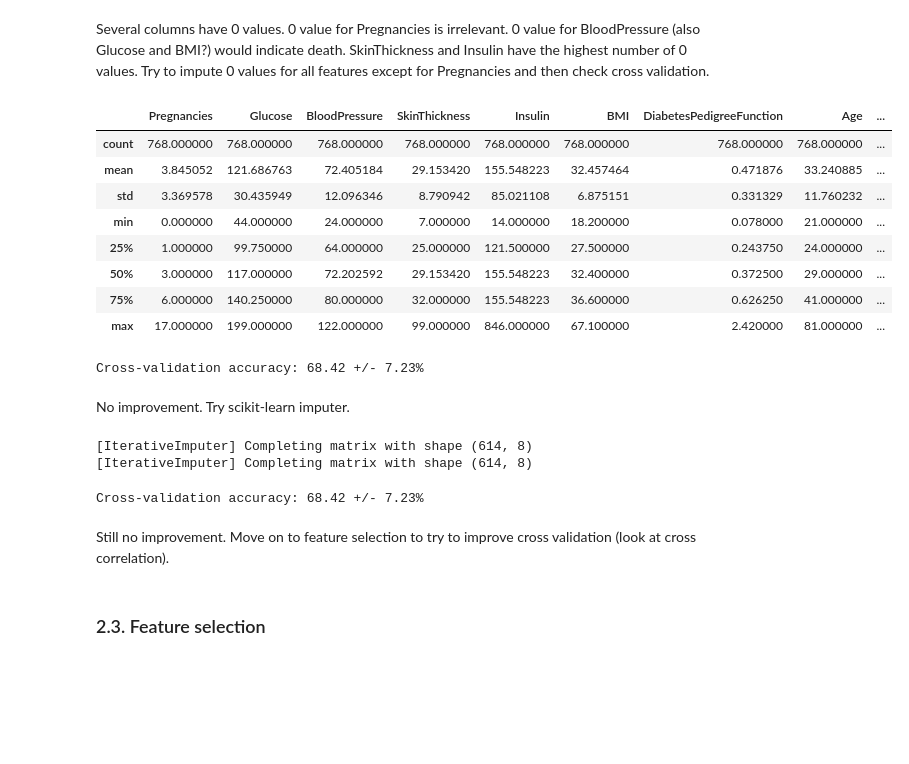
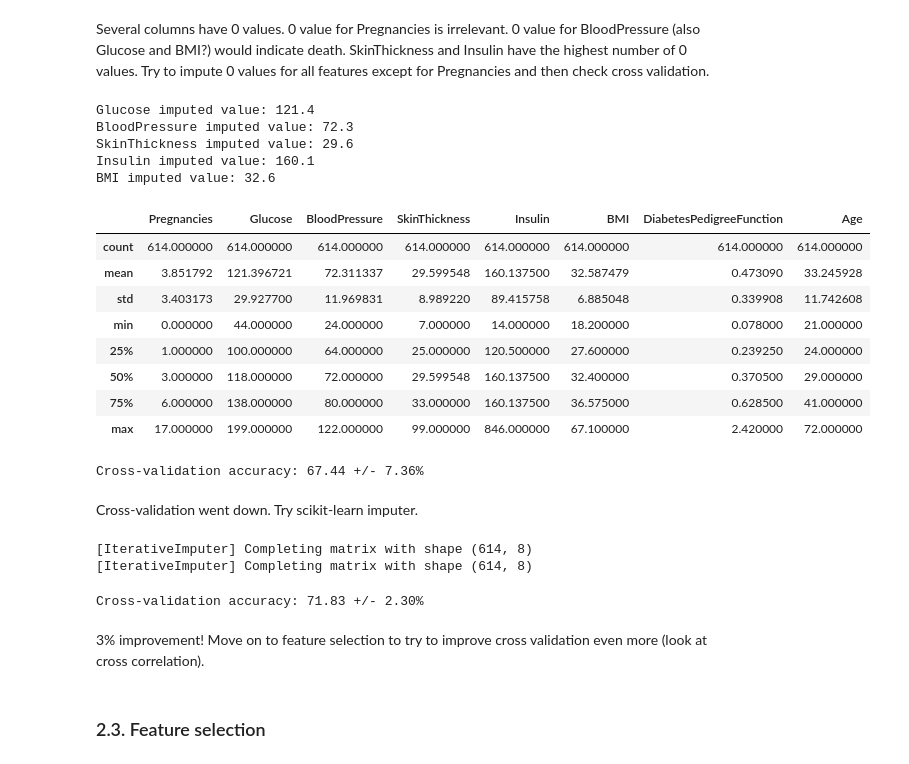
Before and after one commit to 4GeeksAcademy/helloklow--decision-tree-project, a Jupyter notebook: src/mvp.ipynb, the cells around one changed output. Saved outputs shown, nothing was run; the diff lists cells and outputs as text; code cells hidden in the pictures; blank space fills up the shorter version.

```diff
--- a/src/mvp.ipynb
+++ b/src/mvp.ipynb
@@ -169,26 +169,37 @@ Try to impute 0 values for all features except for Pregnancies and then check cr
 # %%
 # Impute 0 values to the mean for desired columns
 missing_data_features = ['Glucose', 'BloodPressure', 'SkinThickness', 'Insulin', 'BMI']
-data_df[missing_data_features] = data_df[missing_data_features].replace(0, np.nan)
-data_df[missing_data_features] = data_df[missing_data_features].fillna(data_df[missing_data_features].mean())
-data_df.describe()
+simple_imputed_training_features=training_features.copy()
+
+for target_feature in missing_data_features:
+    impute_data=simple_imputed_training_features[simple_imputed_training_features[target_feature] != 0][target_feature]
+    target_feature_imputed_value=impute_data.mean()
+    imputed_data=simple_imputed_training_features[target_feature].replace({0:target_feature_imputed_value})
+    simple_imputed_training_features[target_feature]=imputed_data
+    print(f'{target_feature} imputed value: {target_feature_imputed_value:.1f}')
+simple_imputed_training_features.describe()
 # %% [output]
+Glucose imputed value: 121.4
+BloodPressure imputed value: 72.3
+SkinThickness imputed value: 29.6
+Insulin imputed value: 160.1
+BMI imputed value: 32.6
-|  | Pregnancies | Glucose | BloodPressure | SkinThickness | Insulin | BMI | DiabetesPedigreeFunction | Age | ... |
-| count | 768.000000 | 768.000000 | 768.000000 | 768.000000 | 768.000000 | 768.000000 | 768.000000 | 768.000000 | ... |
-| mean | 3.845052 | 121.686763 | 72.405184 | 29.153420 | 155.548223 | 32.457464 | 0.471876 | 33.240885 | ... |
-| std | 3.369578 | 30.435949 | 12.096346 | 8.790942 | 85.021108 | 6.875151 | 0.331329 | 11.760232 | ... |
-| min | 0.000000 | 44.000000 | 24.000000 | 7.000000 | 14.000000 | 18.200000 | 0.078000 | 21.000000 | ... |
-| 25% | 1.000000 | 99.750000 | 64.000000 | 25.000000 | 121.500000 | 27.500000 | 0.243750 | 24.000000 | ... |
-| 50% | 3.000000 | 117.000000 | 72.202592 | 29.153420 | 155.548223 | 32.400000 | 0.372500 | 29.000000 | ... |
-| 75% | 6.000000 | 140.250000 | 80.000000 | 32.000000 | 155.548223 | 36.600000 | 0.626250 | 41.000000 | ... |
-| max | 17.000000 | 199.000000 | 122.000000 | 99.000000 | 846.000000 | 67.100000 | 2.420000 | 81.000000 | ... |
+|  | Pregnancies | Glucose | BloodPressure | SkinThickness | Insulin | BMI | DiabetesPedigreeFunction | Age |
+| count | 614.000000 | 614.000000 | 614.000000 | 614.000000 | 614.000000 | 614.000000 | 614.000000 | 614.000000 |
+| mean | 3.851792 | 121.396721 | 72.311337 | 29.599548 | 160.137500 | 32.587479 | 0.473090 | 33.245928 |
+| std | 3.403173 | 29.927700 | 11.969831 | 8.989220 | 89.415758 | 6.885048 | 0.339908 | 11.742608 |
+| min | 0.000000 | 44.000000 | 24.000000 | 7.000000 | 14.000000 | 18.200000 | 0.078000 | 21.000000 |
+| 25% | 1.000000 | 100.000000 | 64.000000 | 25.000000 | 120.500000 | 27.600000 | 0.239250 | 24.000000 |
+| 50% | 3.000000 | 118.000000 | 72.000000 | 29.599548 | 160.137500 | 32.400000 | 0.370500 | 29.000000 |
+| 75% | 6.000000 | 138.000000 | 80.000000 | 33.000000 | 160.137500 | 36.575000 | 0.628500 | 41.000000 |
+| max | 17.000000 | 199.000000 | 122.000000 | 99.000000 | 846.000000 | 67.100000 | 2.420000 | 72.000000 |
 # %%
 # Check cross validation after imputation (original accuracy: 68.42 +/- 7.23%)
-scores=cross_val(model, training_features, training_labels)
+scores=cross_val(model, simple_imputed_training_features, training_labels)
 # %% [output]
-Cross-validation accuracy: 68.42 +/- 7.23%
+Cross-validation accuracy: 67.44 +/- 7.36%
 # %% [markdown]
-No improvement. Try scikit-learn imputer.
+Cross-validation went down. Try scikit-learn imputer.
 # %%
 # Try scikit-learn imputer
 from utils import impute
@@ -198,12 +209,12 @@ iterative_imputed_training_features, imp, qt=impute(training_features, missing_d
 [IterativeImputer] Completing matrix with shape (614, 8)
 [IterativeImputer] Completing matrix with shape (614, 8)
 # %%
-# Check cross validation after scikit-learn imputation (previous accuracy: 68.42 +/- 7.23%)
-scores=cross_val(model, training_features, training_labels)
+# Check cross validation after scikit-learn imputation (previous best best accuracy: 68.42 +/- 7.23%)
+scores=cross_val(model, iterative_imputed_training_features, training_labels)
 # %% [output]
-Cross-validation accuracy: 68.42 +/- 7.23%
+Cross-validation accuracy: 71.83 +/- 2.30%
 # %% [markdown]
-Still no improvement. Move on to feature selection to try to improve cross validation (look at cross correlation).
+3% improvement! Move on to feature selection to try to improve cross validation even more (look at cross correlation).
 # %% [markdown]
 ### 2.3. Feature selection
 # %%
```
Also changed, not shown: parts of 10 cells of this notebook.
